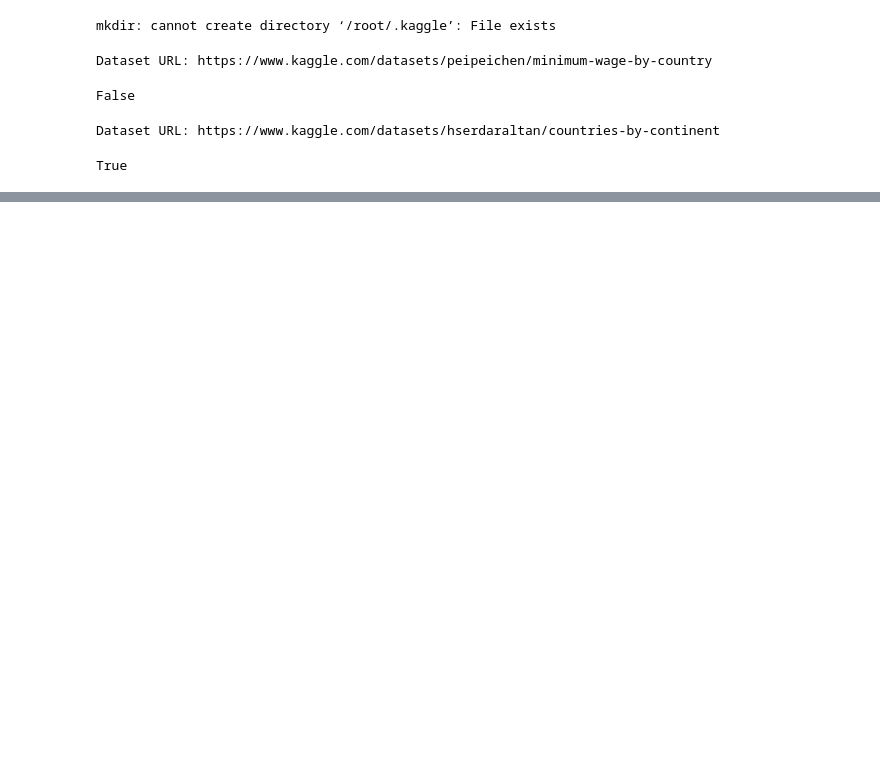
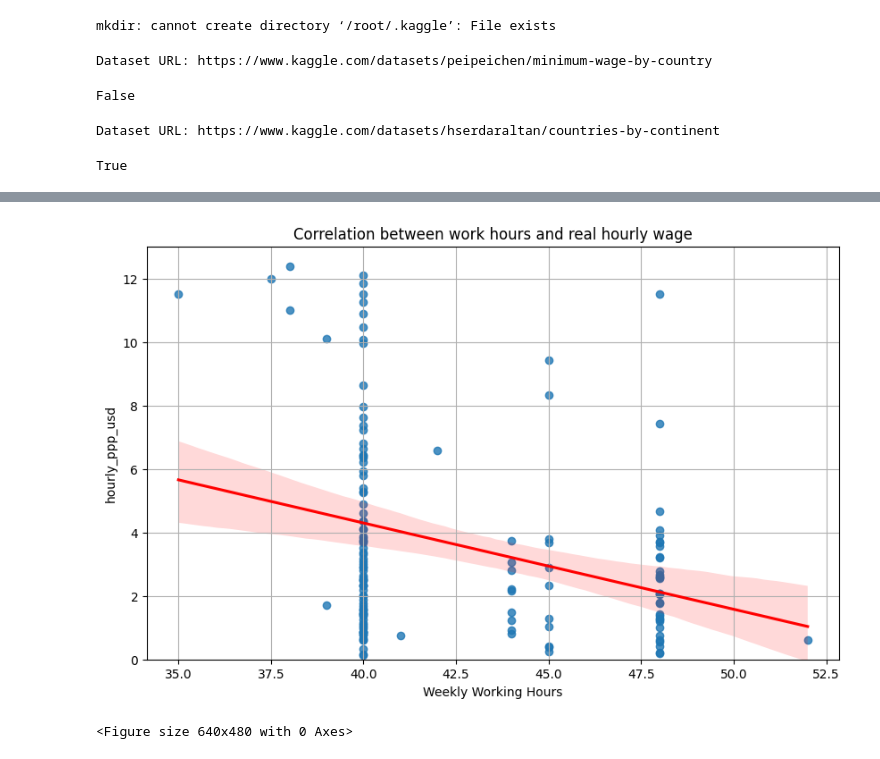
Before and after one commit to ira235/Minimum-Wage-Analysis, a Jupyter notebook: Copy_of_Minimum_Wage_Analysis.ipynb, the cells around one changed output, grey strips where cells are left out. Cells and saved outputs as stored; diff of their text form; code cells hidden in the pictures; blank space fills up the shorter version.

```diff
--- a/Copy_of_Minimum_Wage_Analysis.ipynb
+++ b/Copy_of_Minimum_Wage_Analysis.ipynb
@@ -166,0 +128,16 @@ lowest_ppp
+# %%
+#Question 1 Is there a correlation between work hours and real hourly wage? (hourly_ppp_usd , workweek__hours )
+corr = df[['workweek__hours','hourly_ppp_usd']].dropna()
+
+#regression graph with hourly_ppp/workweek_hours
+plt.figure(figsize=(10,6))
+sns.regplot(x = 'workweek__hours', y = 'hourly_ppp_usd',data = corr,line_kws={'color':'red'})
+plt.title('Correlation between work hours and real hourly wage')
+plt.xlabel('Weekly Working Hours')
+plt.grid()
+plt.ylim(0)
+plt.show()
+plt.savefig("regplot_hourly_ppp.png")
+# %% [output]
+[figure, added]
+<Figure size 640x480 with 0 Axes>
```
Also changed, not shown: parts of 25 cells of this notebook.
